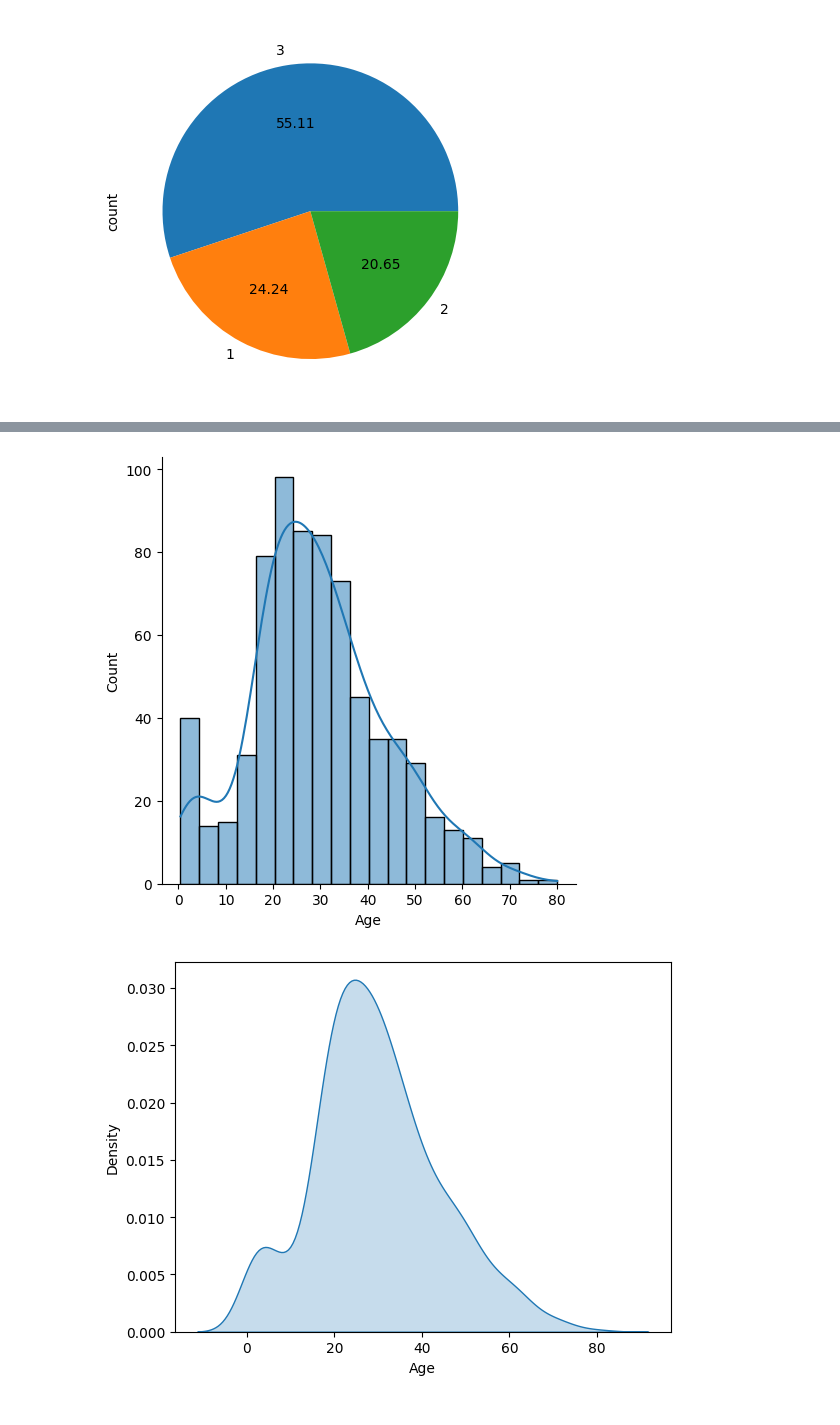
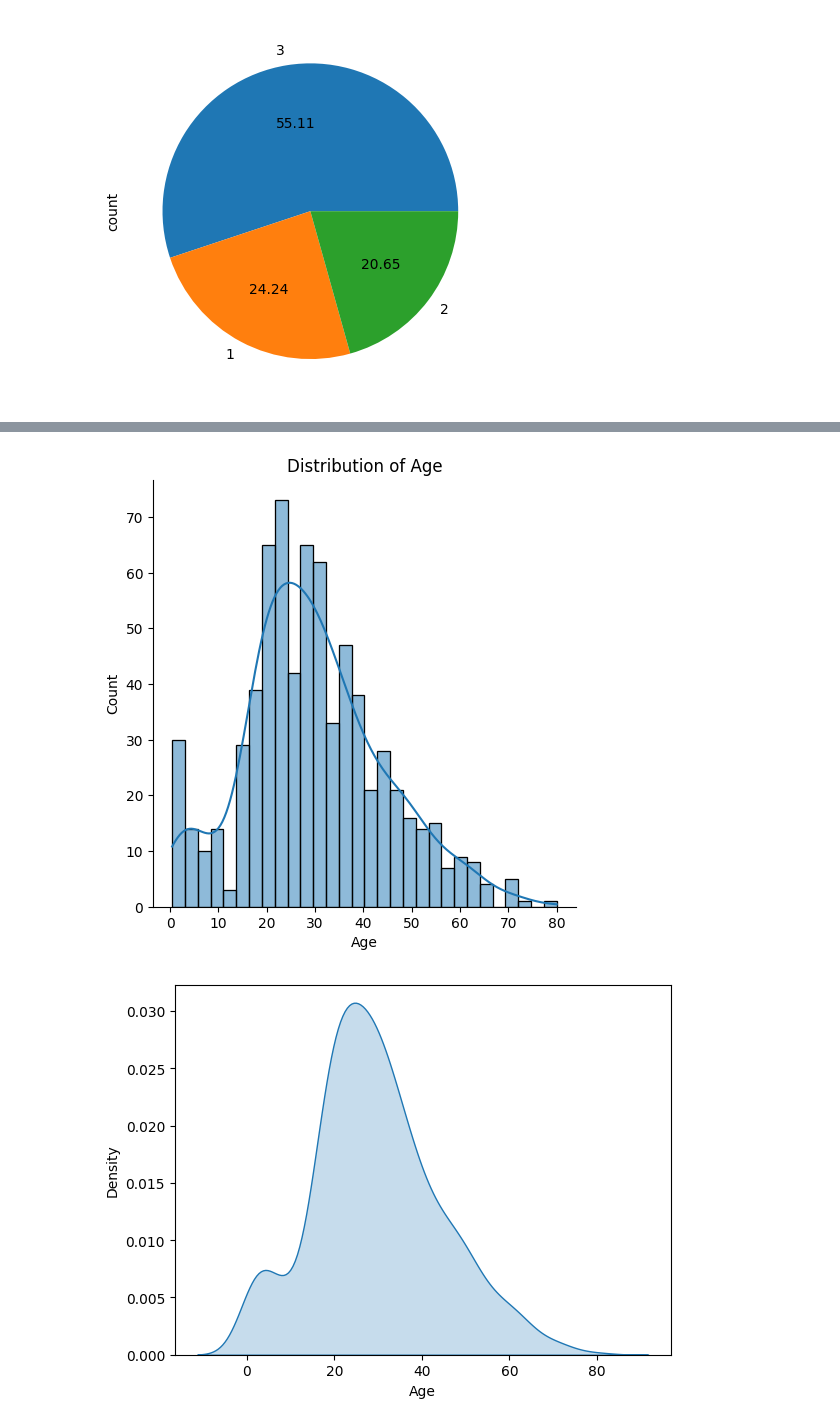
Before and after one commit to Mostafij-k/Exploratory_Data_Analysis, a Jupyter notebook: Univariate_Analysis.ipynb, the cells around one changed output, grey strips where cells are left out. Cells and saved outputs as stored; diff of their text form; code cells hidden in the pictures.

```diff
--- a/Univariate_Analysis.ipynb
+++ b/Univariate_Analysis.ipynb
@@ -130,9 +128,18 @@ plt.hist(Df['Age'], bins=20)
 # %%
 # Dist plot
-sns.displot(x='Age', data=Df, kde=True)
+sns.displot(
+    data=Df,
+    x='Age',
+    bins=30,
+    kde=True
+)
+
+plt.xlabel('Age')
+plt.ylabel('Count')
+plt.title('Distribution of Age')
 plt.show()
 # %% [output]
-[figure, old version]
+[figure, new version]
 # %%
 # Only Kernel Density Estimation
 sns.kdeplot(Df['Age'], fill=True)
```
Also changed, not shown: parts of 5 cells of this notebook.
